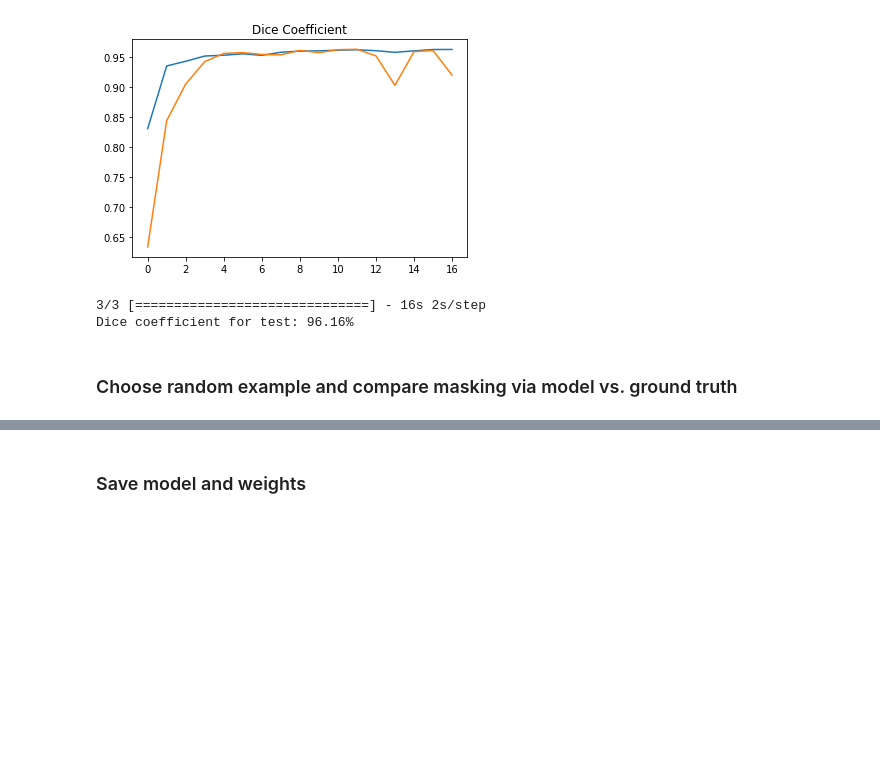
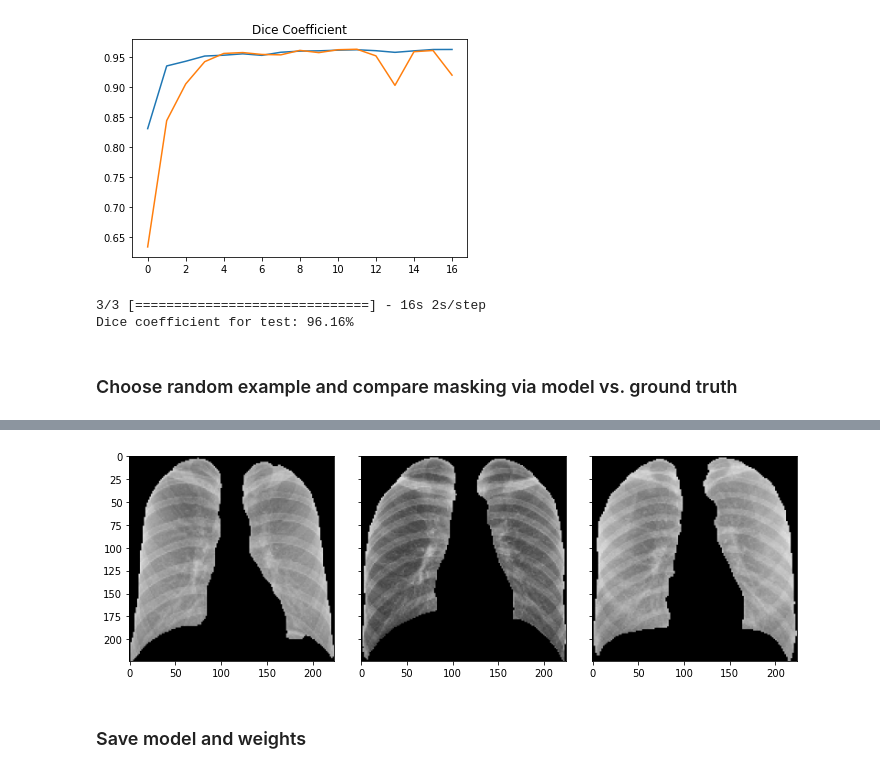
Before and after one commit to karencfisher/COVID19, a Jupyter notebook: notebooks/Unet.ipynb, the cells around one changed output, grey strips where cells are left out. Cells and saved outputs as stored; diff of their text form; code cells hidden in the pictures; blank space fills up the shorter version.

```diff
--- a/notebooks/Unet.ipynb
+++ b/notebooks/Unet.ipynb
@@ -202,3 +268,12 @@ plt.show()
+# %%
+zooms = zoom(raw_masks, plain_images)
+f, ax = plt.subplots(1, 3, figsize=(10, 10), sharey=True)
+plt.tight_layout()
+for j in range(3):
+  ax[j].imshow(np.squeeze(zooms[j]) / 255.)
+plt.show()
+# %% [output]
+[figure, added]
 # %% [markdown]
 ### Save model and weights
 # %%
```
Also changed, not shown: parts of 7 cells of this notebook.
